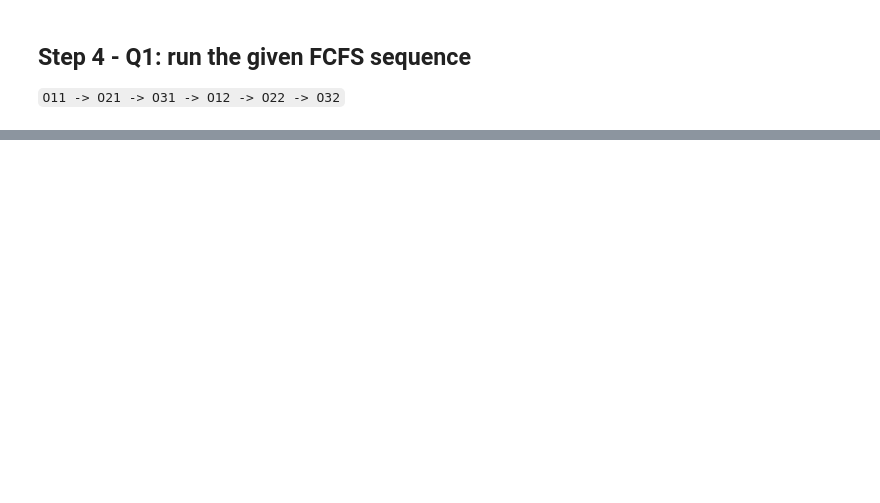
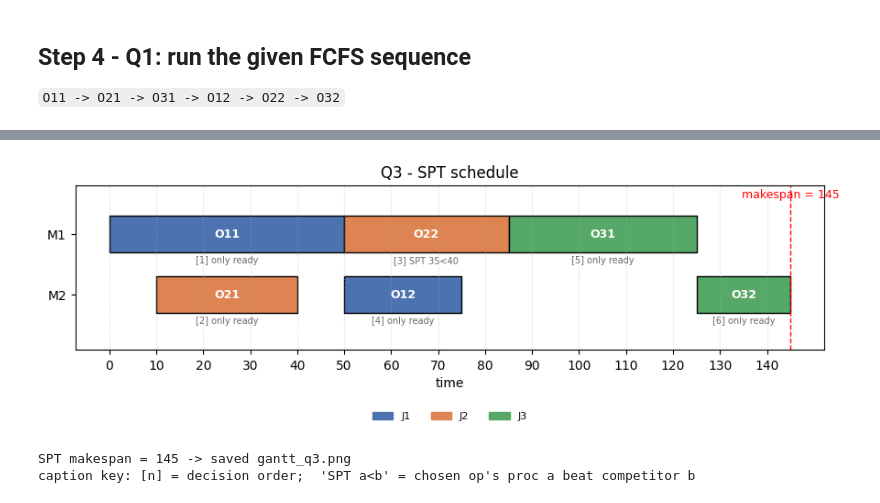
Before and after one commit to andrewtempany/AIML320-Assignment-3, a Jupyter notebook: Part1.ipynb, the cells around one changed output, grey strips where cells are left out. Saved outputs shown, nothing was run; the diff lists cells and outputs as text; code cells hidden in the pictures; blank space fills up the shorter version.

```diff
--- a/Part1.ipynb
+++ b/Part1.ipynb
@@ -139,0 +289,31 @@ results = report(fcfs_sequence)
+# %%
+def completion_times(results):
+    """Completion time of a job = finish time of its LAST operation.
+    Returns (completion_dict, last_op_dict)."""
+    comp, last = {}, {}
+    for r in results:
+        job = OPS[r["op"]][0]
+        if r["finish"] >= comp.get(job, -1):  # keep the latest-finishing op per job
+            comp[job] = r["finish"]
+            last[job] = r["op"]
+    return comp, last
+
+comp, last = completion_times(results)
+
+print("Completion time of each job = finish time of its last operation:\n")
+for job in sorted(comp):
+    print(f"  C({job}) = {comp[job]:>3}   (last operation: {last[job]})")
+
+makespan = max(comp.values())
+worst = max(comp, key=comp.get)
+print(f"\nMakespan = max({', '.join(str(comp[j]) for j in sorted(comp))}) = {makespan}")
+print(f"         = C({worst})  -> job {worst} is the last to finish")
+
+# ---------------------------------------------------------------------------
+print("\n" + "=" * 70)
+print("REPORT REMINDER (Q2) - come back to this:")
+print(f"  Makespan ({makespan}) = C({worst}). {worst} finishes last NOT because it")
+print("  arrived last (J3 did), but because its final op O22 had to wait for")
+print("  M1 (busy until 90). => the bottleneck MACHINE, not the arrival order,")
+print("  drives the makespan. Worth a sentence in the report.")
+print("=" * 70)
@@ -139,0 +446,9 @@ results = report(fcfs_sequence)
+# %%
+fig, spt_makespan = gantt(spt_results, title="Q3 - SPT schedule", save_as="gantt_q3.png", log=spt_log)
+plt.show()
+print("SPT makespan =", spt_makespan, "-> saved gantt_q3.png")
+print("caption key: [n] = decision order;  'SPT a<b' = chosen op's proc a beat competitor b")
+# %% [output]
+[figure, added]
+SPT makespan = 145 -> saved gantt_q3.png
+caption key: [n] = decision order;  'SPT a<b' = chosen op's proc a beat competitor b
```
Also changed, not shown: parts of 15 cells of this notebook, 7 other files.
